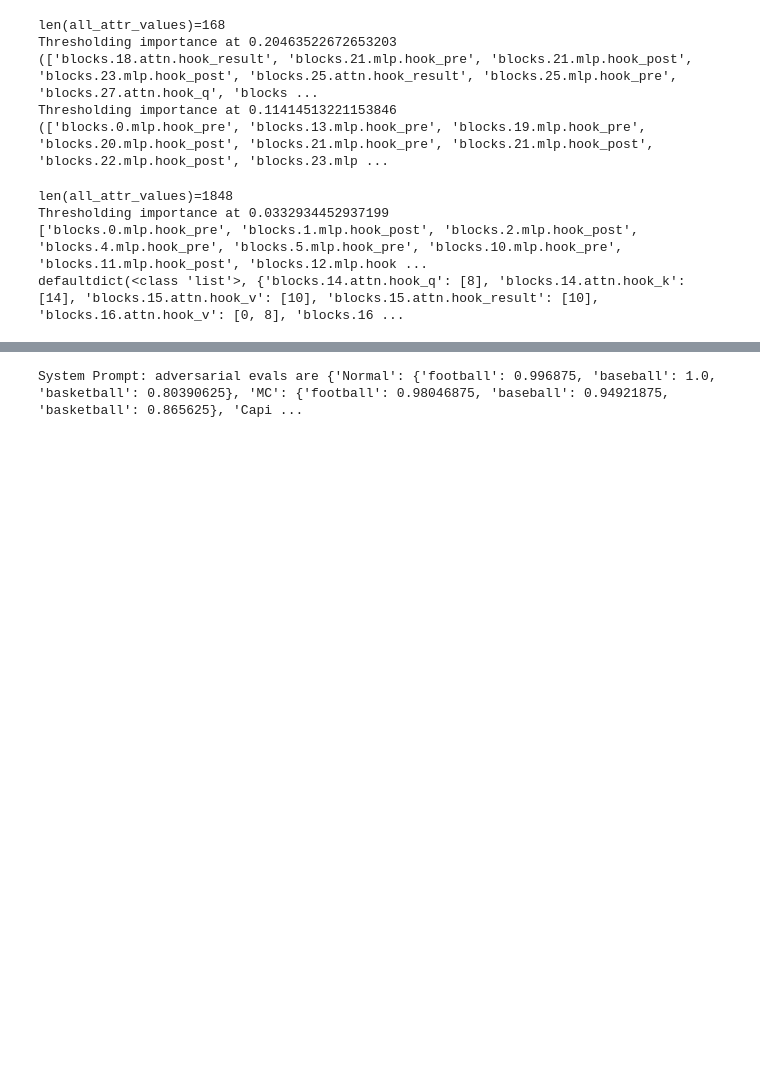
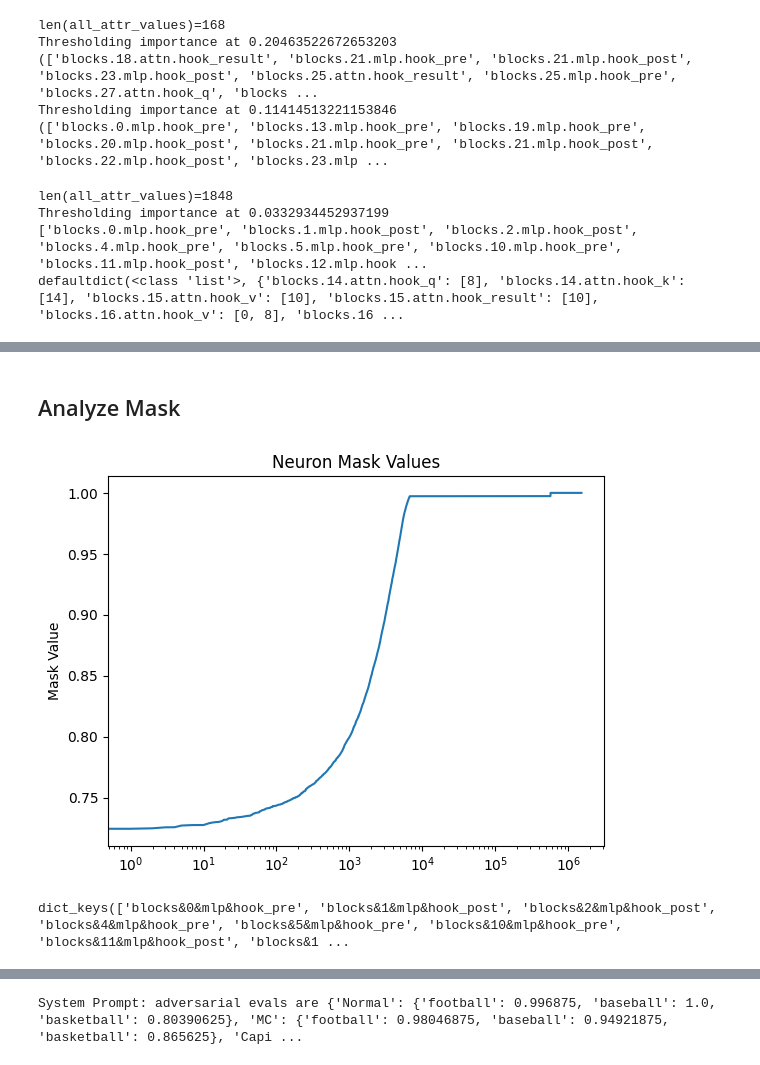
Before and after one commit to magikarp01/mechanistic-unlearning, a Jupyter notebook: neuron_cb.ipynb, the cells around one changed output, grey strips where cells are left out. Drawn from its saved outputs; the diff is of its cells as text; code cells hidden in the pictures; blank space fills up the shorter version.

```diff
--- a/neuron_cb.ipynb
+++ b/neuron_cb.ipynb
@@ -449,0 +404,16 @@ torch.save(mask.state_dict(), f"masks/neuron_cb/{model_type}_{'localized' if use
+# %% [markdown]
+## Analyze Mask
+# %%
+# Visualize the neuron coefficients
+all_values = torch.cat([m.data.flatten() for m in mask.masks.values()], dim=0).cpu()
+sorted = all_values.sort().values
+plt.semilogx(sorted)
+plt.title("Neuron Mask Values")
+plt.ylabel("Mask Value")
+plt.show()
+# %% [output]
+[figure, added]
+# %%
+mask.mask_masks.keys()
+# %% [output]
+dict_keys(['blocks&0&mlp&hook_pre', 'blocks&1&mlp&hook_post', 'blocks&2&mlp&hook_post', 'blocks&4&mlp&hook_pre', 'blocks&5&mlp&hook_pre', 'blocks&10&mlp&hook_pre', 'blocks&11&mlp&hook_post', 'blocks&1 ...
```
Also changed, not shown: parts of 8 cells of this notebook.
